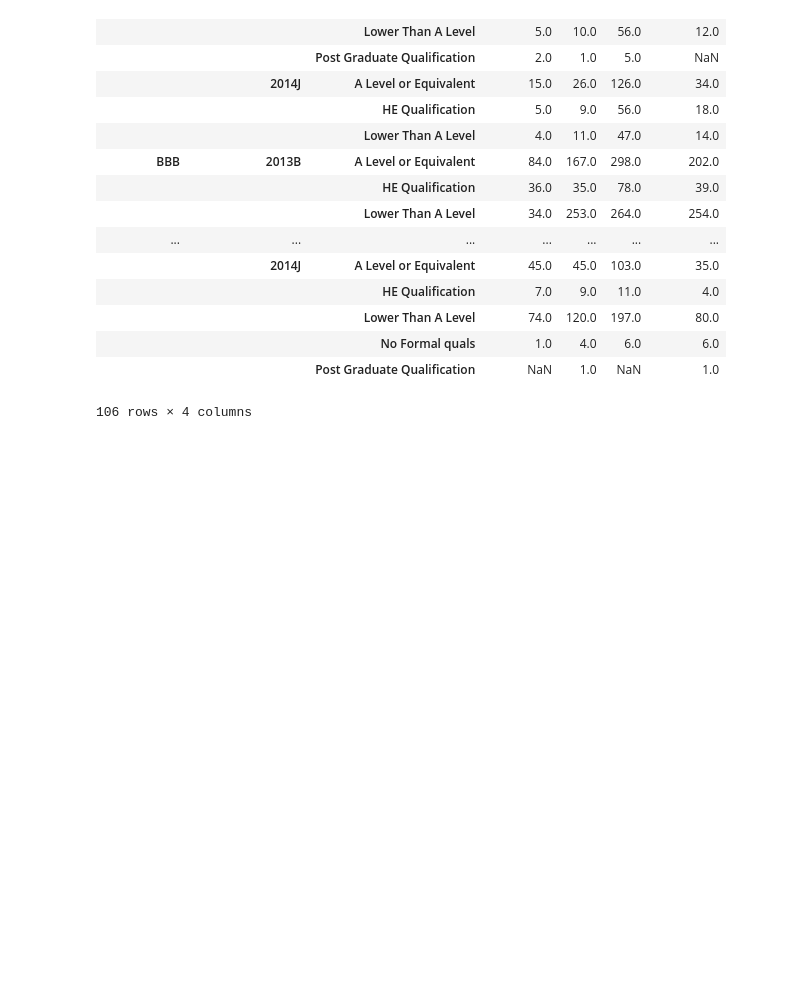
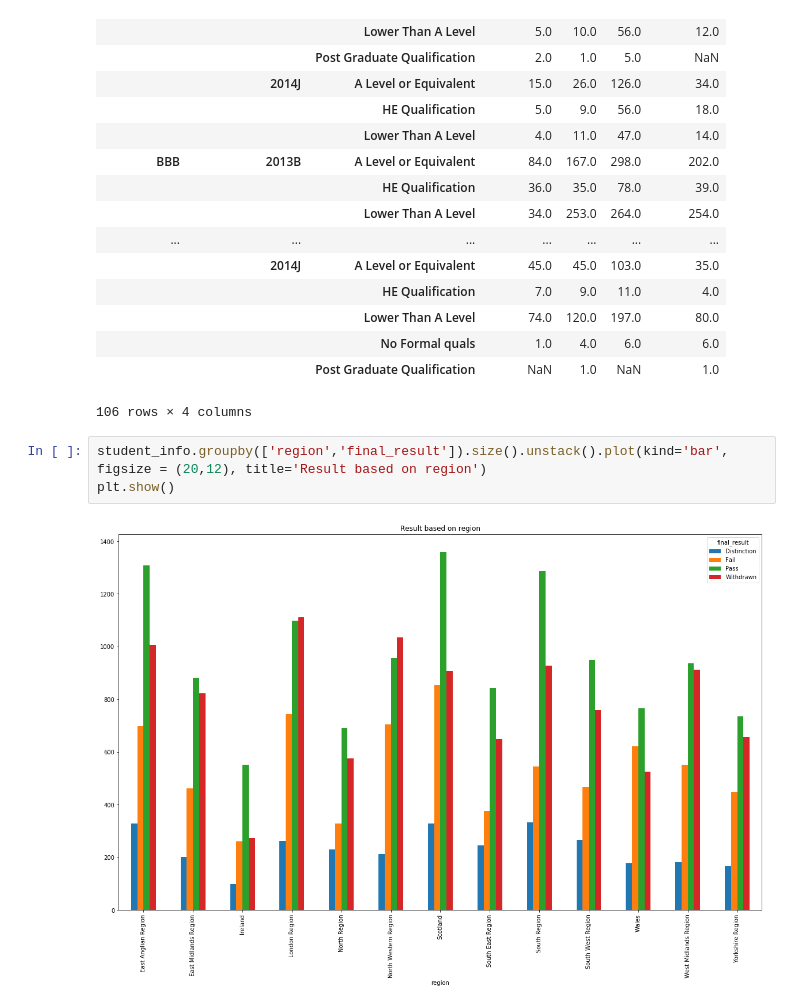
Before and after one commit to Heramb001/LearningAnalytics_Predicting_students_at-risk, a Jupyter notebook: CS_773_Data_Mining_Project_2_EDA.ipynb, the cells around one changed output. Cells and saved outputs as stored; diff of their text form; blank space fills up the shorter version.

```diff
--- a/CS_773_Data_Mining_Project_2_EDA.ipynb
+++ b/CS_773_Data_Mining_Project_2_EDA.ipynb
@@ -215,3 +215,8 @@ student_info.groupby(['code_module','code_presentation','highest_education','fin
 |  |  | No Formal quals | 1.0 | 4.0 | 6.0 | 6.0 |
 |  |  | Post Graduate Qualification | NaN | 1.0 | NaN | 1.0 |
 106 rows × 4 columns
+# %%
+student_info.groupby(['region','final_result']).size().unstack().plot(kind='bar', figsize = (20,12), title='Result based on region')
+plt.show()
+# %% [output]
+[figure, added]
```
Also changed, not shown: 2 other files.
